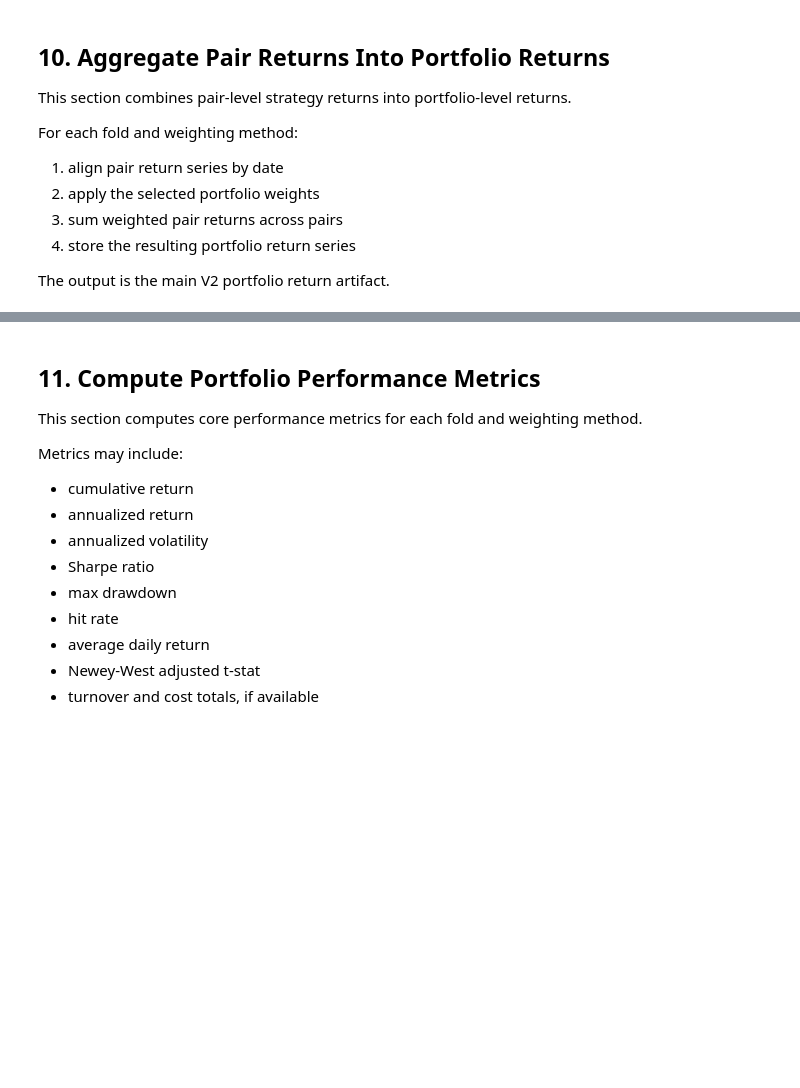
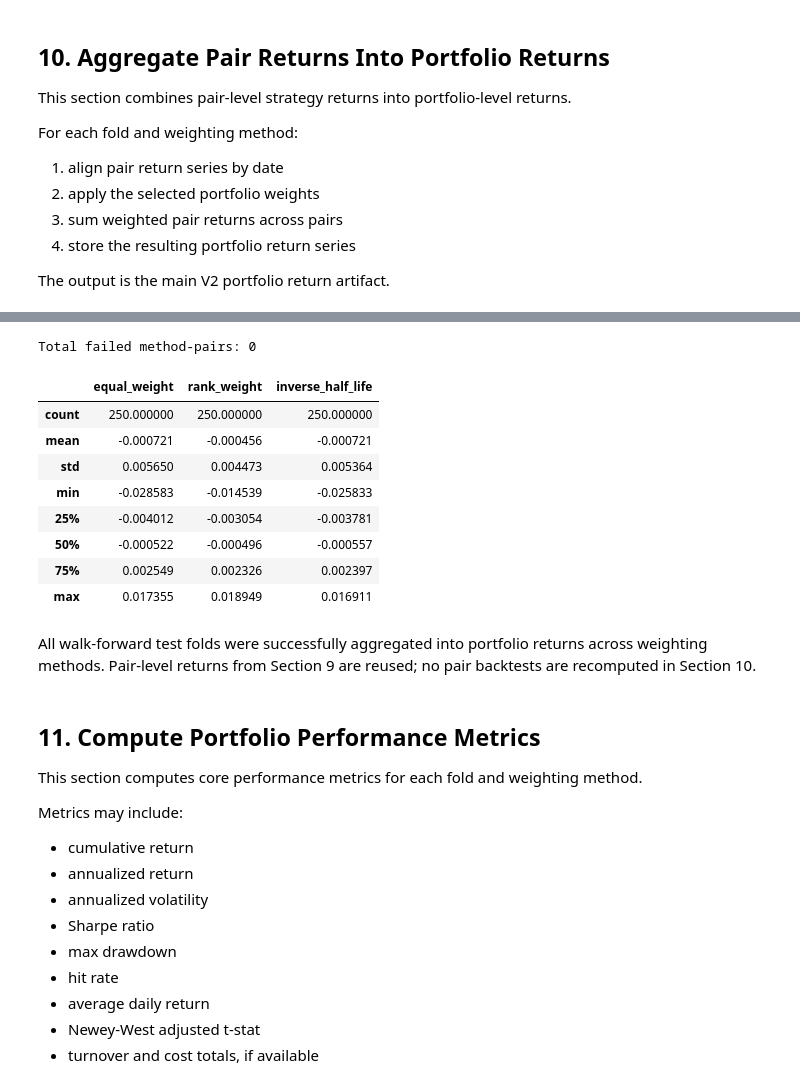
Before and after one commit to aditiseshadricodes/QuantProjects, a Jupyter notebook: pairs-trading-ai-tech/notebooks/03_portfolio_backtest_v2.ipynb, the cells around one changed output, grey strips where cells are left out. Cells and saved outputs as stored; diff of their text form; code cells hidden in the pictures; blank space fills up the shorter version.

```diff
--- a/pairs-trading-ai-tech/notebooks/03_portfolio_backtest_v2.ipynb
+++ b/pairs-trading-ai-tech/notebooks/03_portfolio_backtest_v2.ipynb
@@ -1018,3 +971,29 @@ for method in weight_methods:
+# %%
+total_failed_method_pairs = sum(
+    len(df) for df in failed_method_pairs_by_fold.values()
+)
+
+print("Total failed method-pairs:", total_failed_method_pairs)
+# %% [output]
+Total failed method-pairs: 0
+# %%
+sample_fold = fold_ids[0]
+
+portfolio_returns_by_fold[sample_fold].head()
+portfolio_returns_by_fold[sample_fold].describe()
+# %% [output]
+|  | equal_weight | rank_weight | inverse_half_life |
+| count | 250.000000 | 250.000000 | 250.000000 |
+| mean | -0.000721 | -0.000456 | -0.000721 |
+| std | 0.005650 | 0.004473 | 0.005364 |
+| min | -0.028583 | -0.014539 | -0.025833 |
+| 25% | -0.004012 | -0.003054 | -0.003781 |
+| 50% | -0.000522 | -0.000496 | -0.000557 |
+| 75% | 0.002549 | 0.002326 | 0.002397 |
+| max | 0.017355 | 0.018949 | 0.016911 |
+# %% [markdown]
+All walk-forward test folds were successfully aggregated into portfolio returns across weighting methods.
+Pair-level returns from Section 9 are reused; no pair backtests are recomputed in Section 10.
 # %% [markdown]
 ## 11. Compute Portfolio Performance Metrics
 
```
Also changed, not shown: parts of 13 cells of this notebook, 1 other file.
